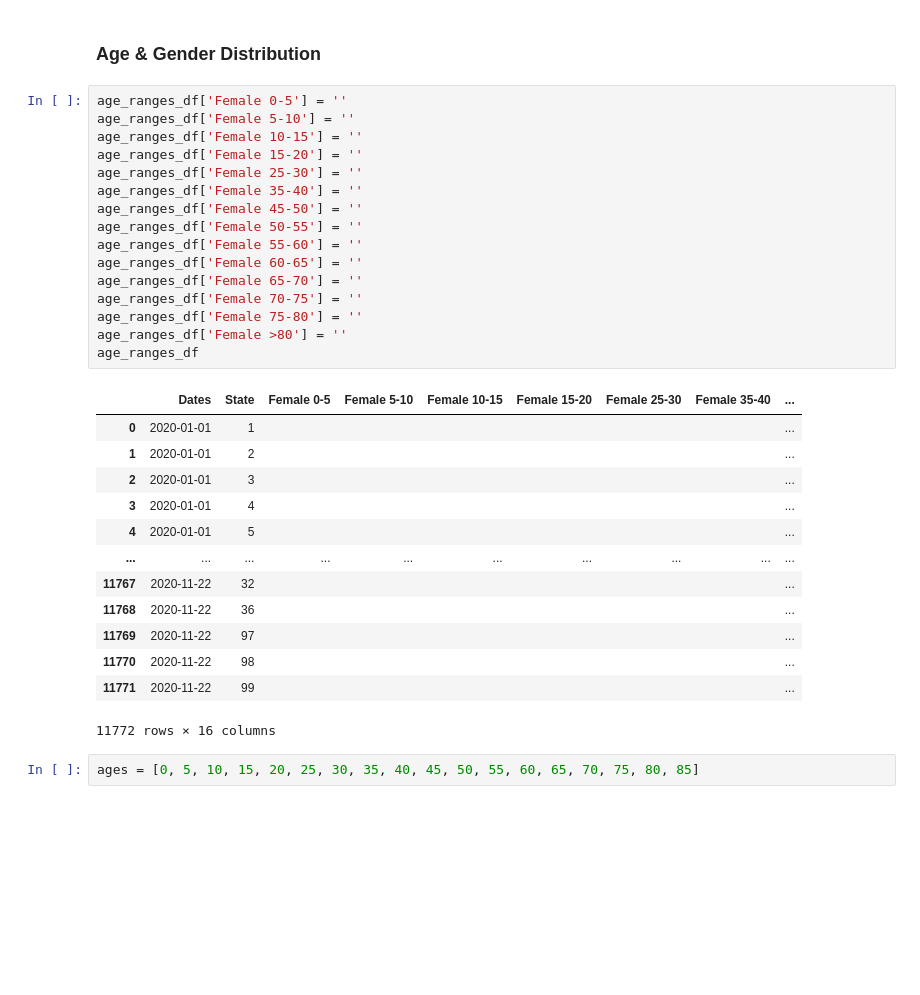
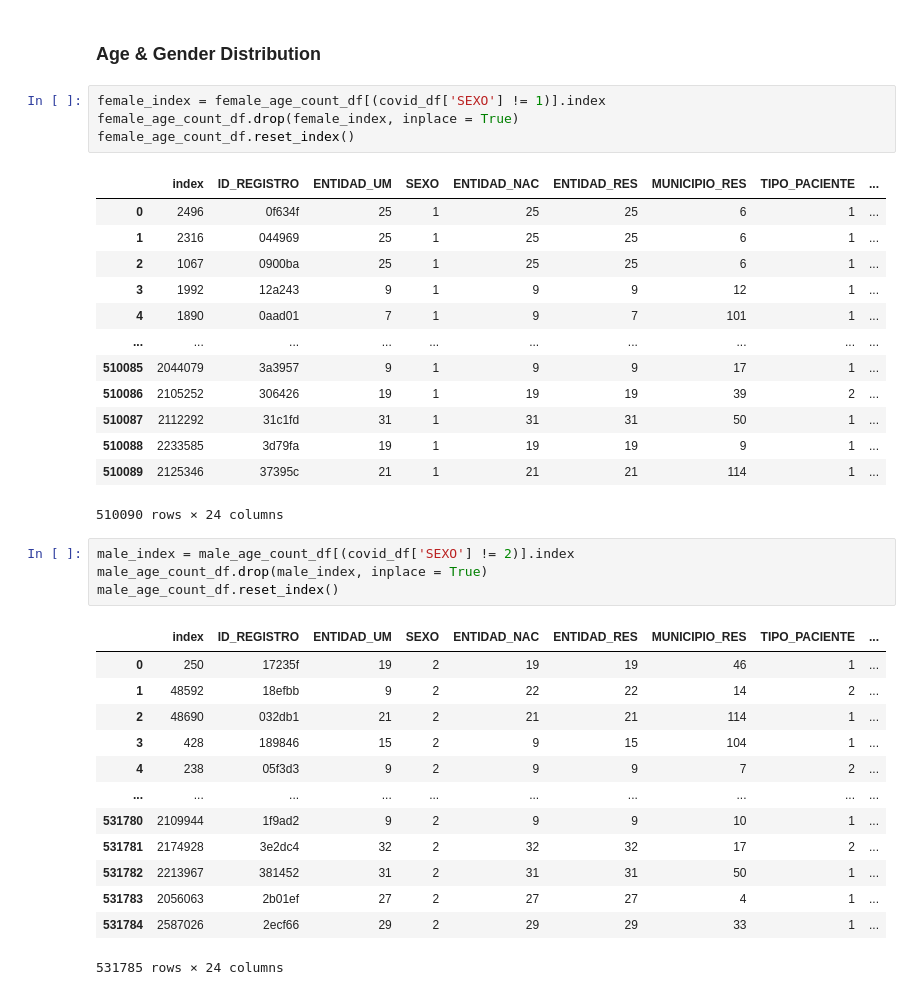
Before and after one commit to AlfredoOcegueda/covid-19-mexico-challenge, a Jupyter notebook: Data/data_cleaning_complete.ipynb, the cells around one changed output. Drawn from its saved outputs; the diff is of its cells as text; blank space fills up the shorter version.

```diff
--- a/Data/data_cleaning_complete.ipynb
+++ b/Data/data_cleaning_complete.ipynb
@@ -752,36 +754,40 @@ covid_clean_df.head()
 5 rows × 23 columns
 # %% [markdown]
 ### Age & Gender Distribution
-# %%
-age_ranges_df['Female 0-5'] = ''
-age_ranges_df['Female 5-10'] = ''
-age_ranges_df['Female 10-15'] = ''
-age_ranges_df['Female 15-20'] = ''
-age_ranges_df['Female 25-30'] = ''
-age_ranges_df['Female 35-40'] = ''
-age_ranges_df['Female 45-50'] = ''
-age_ranges_df['Female 50-55'] = ''
-age_ranges_df['Female 55-60'] = ''
-age_ranges_df['Female 60-65'] = ''
-age_ranges_df['Female 65-70'] = ''
-age_ranges_df['Female 70-75'] = ''
-age_ranges_df['Female 75-80'] = ''
-age_ranges_df['Female >80'] = ''
-age_ranges_df
-# %% [output]
-|  | Dates | State | Female 0-5 | Female 5-10 | Female 10-15 | Female 15-20 | Female 25-30 | Female 35-40 | ... |
-| 0 | 2020-01-01 | 1 |  |  |  |  |  |  | ... |
-| 1 | 2020-01-01 | 2 |  |  |  |  |  |  | ... |
-| 2 | 2020-01-01 | 3 |  |  |  |  |  |  | ... |
-| 3 | 2020-01-01 | 4 |  |  |  |  |  |  | ... |
-| 4 | 2020-01-01 | 5 |  |  |  |  |  |  | ... |
-| ... | ... | ... | ... | ... | ... | ... | ... | ... | ... |
-| 11767 | 2020-11-22 | 32 |  |  |  |  |  |  | ... |
-| 11768 | 2020-11-22 | 36 |  |  |  |  |  |  | ... |
-| 11769 | 2020-11-22 | 97 |  |  |  |  |  |  | ... |
-| 11770 | 2020-11-22 | 98 |  |  |  |  |  |  | ... |
-| 11771 | 2020-11-22 | 99 |  |  |  |  |  |  | ... |
-11772 rows × 16 columns
-# %%
-ages = [0, 5, 10, 15, 20, 25, 30, 35, 40, 45, 50, 55, 60, 65, 70, 75, 80, 85]
+# %%
+female_index = female_age_count_df[(covid_df['SEXO'] != 1)].index
+female_age_count_df.drop(female_index, inplace = True)
+female_age_count_df.reset_index()
+# %% [output]
+|  | index | ID_REGISTRO | ENTIDAD_UM | SEXO | ENTIDAD_NAC | ENTIDAD_RES | MUNICIPIO_RES | TIPO_PACIENTE | ... |
+| 0 | 2496 | 0f634f | 25 | 1 | 25 | 25 | 6 | 1 | ... |
+| 1 | 2316 | 044969 | 25 | 1 | 25 | 25 | 6 | 1 | ... |
+| 2 | 1067 | 0900ba | 25 | 1 | 25 | 25 | 6 | 1 | ... |
+| 3 | 1992 | 12a243 | 9 | 1 | 9 | 9 | 12 | 1 | ... |
+| 4 | 1890 | 0aad01 | 7 | 1 | 9 | 7 | 101 | 1 | ... |
+| ... | ... | ... | ... | ... | ... | ... | ... | ... | ... |
+| 510085 | 2044079 | 3a3957 | 9 | 1 | 9 | 9 | 17 | 1 | ... |
+| 510086 | 2105252 | 306426 | 19 | 1 | 19 | 19 | 39 | 2 | ... |
+| 510087 | 2112292 | 31c1fd | 31 | 1 | 31 | 31 | 50 | 1 | ... |
+| 510088 | 2233585 | 3d79fa | 19 | 1 | 19 | 19 | 9 | 1 | ... |
+| 510089 | 2125346 | 37395c | 21 | 1 | 21 | 21 | 114 | 1 | ... |
+510090 rows × 24 columns
+# %%
+male_index = male_age_count_df[(covid_df['SEXO'] != 2)].index
+male_age_count_df.drop(male_index, inplace = True)
+male_age_count_df.reset_index()
+# %% [output]
+|  | index | ID_REGISTRO | ENTIDAD_UM | SEXO | ENTIDAD_NAC | ENTIDAD_RES | MUNICIPIO_RES | TIPO_PACIENTE | ... |
+| 0 | 250 | 17235f | 19 | 2 | 19 | 19 | 46 | 1 | ... |
+| 1 | 48592 | 18efbb | 9 | 2 | 22 | 22 | 14 | 2 | ... |
+| 2 | 48690 | 032db1 | 21 | 2 | 21 | 21 | 114 | 1 | ... |
+| 3 | 428 | 189846 | 15 | 2 | 9 | 15 | 104 | 1 | ... |
+| 4 | 238 | 05f3d3 | 9 | 2 | 9 | 9 | 7 | 2 | ... |
+| ... | ... | ... | ... | ... | ... | ... | ... | ... | ... |
+| 531780 | 2109944 | 1f9ad2 | 9 | 2 | 9 | 9 | 10 | 1 | ... |
+| 531781 | 2174928 | 3e2dc4 | 32 | 2 | 32 | 32 | 17 | 2 | ... |
+| 531782 | 2213967 | 381452 | 31 | 2 | 31 | 31 | 50 | 1 | ... |
+| 531783 | 2056063 | 2b01ef | 27 | 2 | 27 | 27 | 4 | 1 | ... |
+| 531784 | 2587026 | 2ecf66 | 29 | 2 | 29 | 29 | 33 | 1 | ... |
+531785 rows × 24 columns
 # %%
```
Also changed, not shown: parts of 5 cells of this notebook, 4 other files.
